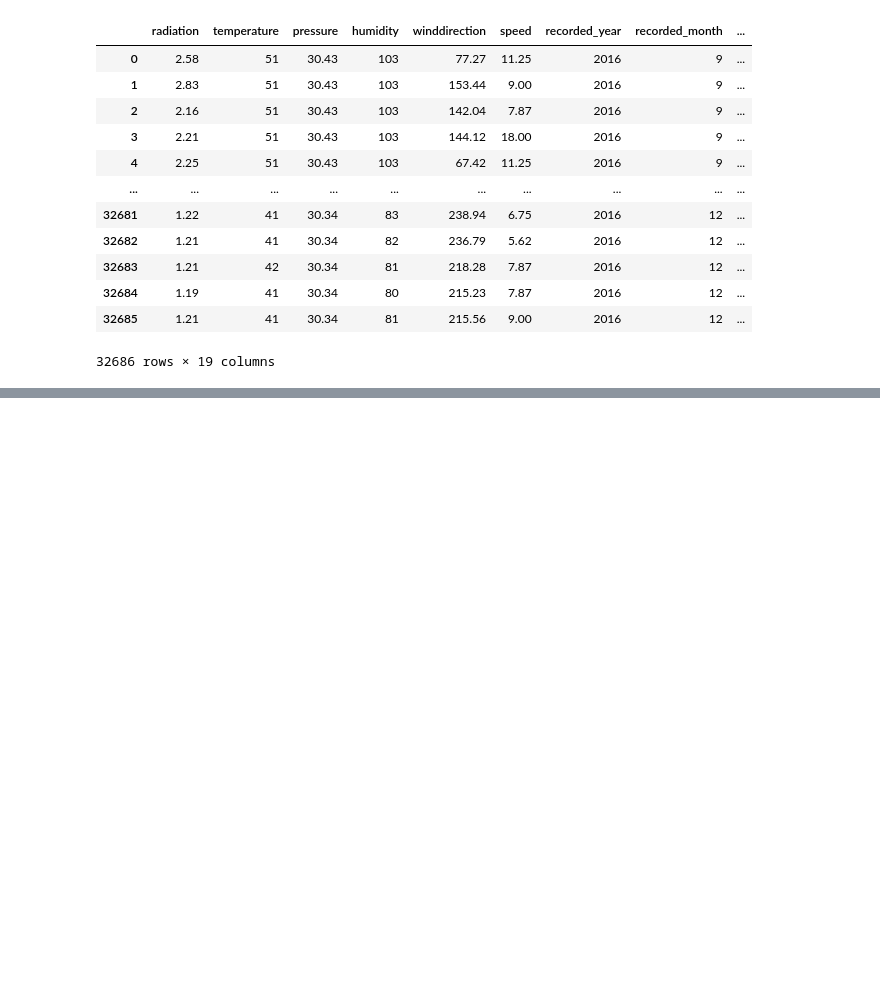
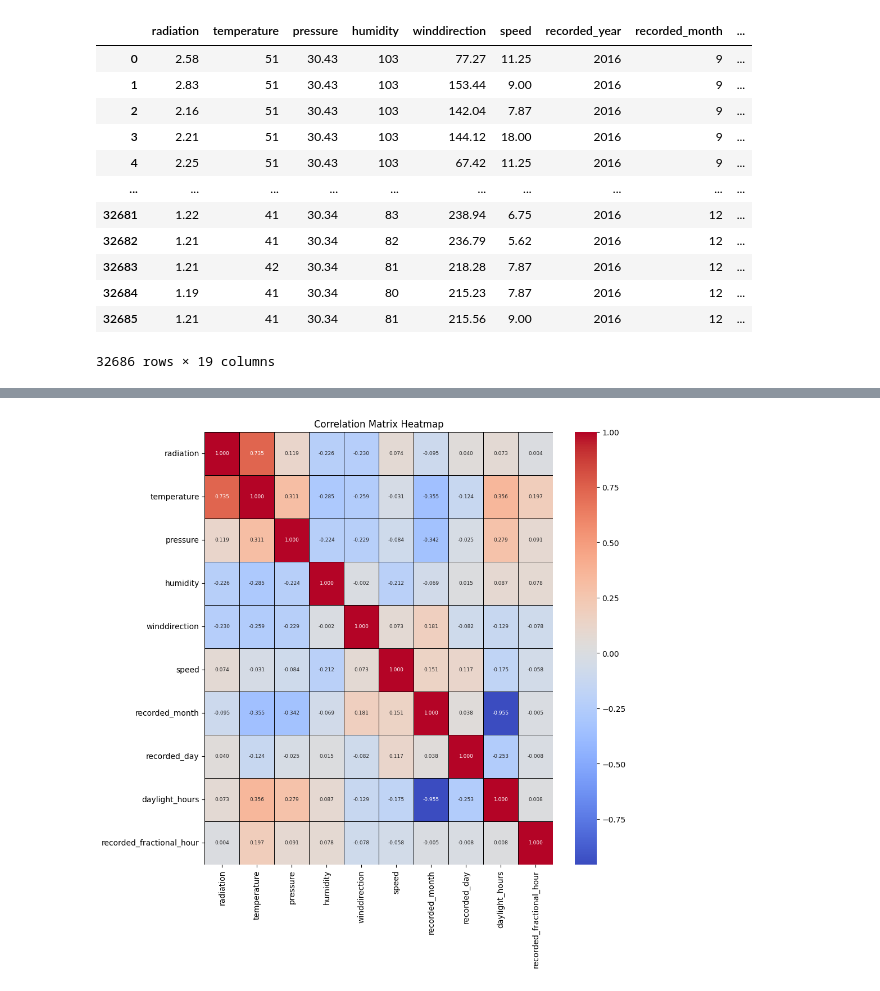
Before and after one commit to ashish911in/Datatalks_MLZoomCamp_2025_MidtermProj, a Jupyter notebook: Notebooks/learning.ipynb, the cells around one changed output, grey strips where cells are left out. Drawn from its saved outputs; the diff is of its cells as text; code cells hidden in the pictures; blank space fills up the shorter version.

```diff
--- a/Notebooks/learning.ipynb
+++ b/Notebooks/learning.ipynb
@@ -405,0 +368,4 @@ df.to_csv(DATA_LOCATION+INTERMEDIARY_FILE, index=False)
+# %%
+heatmap()
+# %% [output]
+[figure, added]
```
Also changed, not shown: parts of 41 cells of this notebook, 5 other files.
